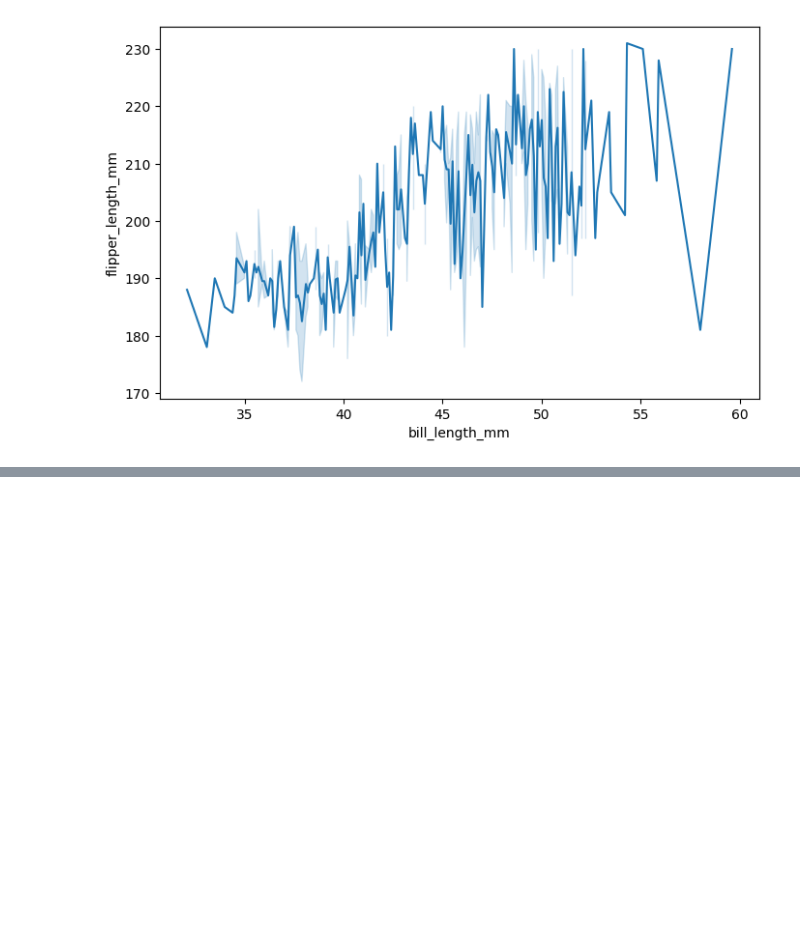
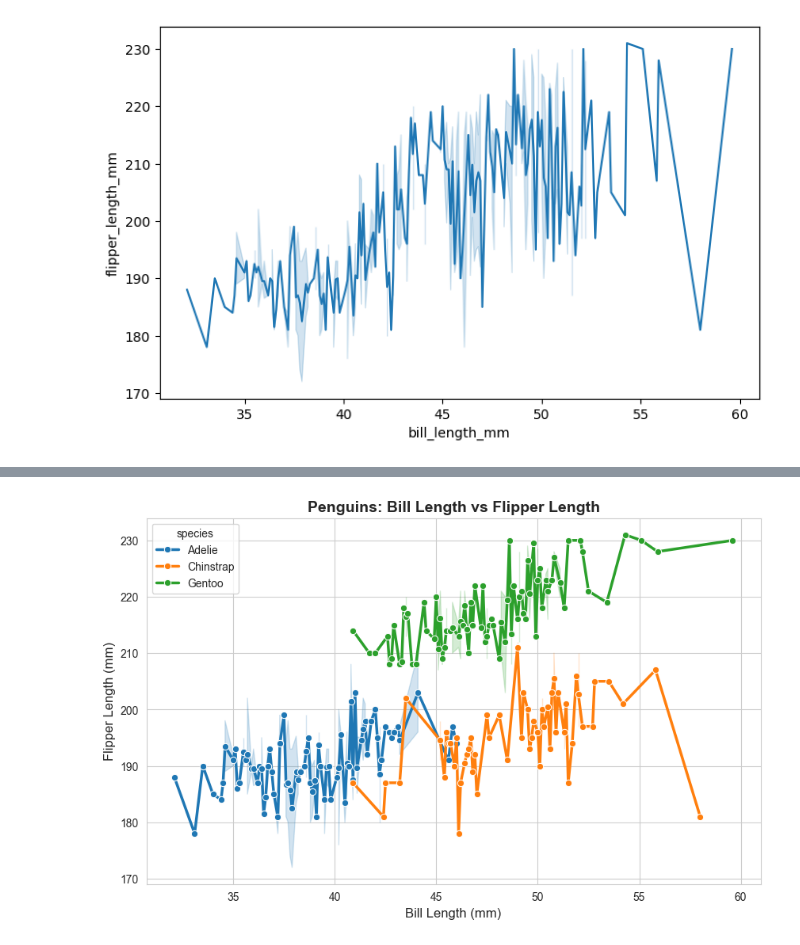
Before and after one commit to KaoswerAhamedsojeeb/Seaborn-Program, a Jupyter notebook: Line_plot.ipynb, the cells around one changed output, grey strips where cells are left out. Saved outputs shown, nothing was run; the diff lists cells and outputs as text; code cells hidden in the pictures; blank space fills up the shorter version.

```diff
--- a/Line_plot.ipynb
+++ b/Line_plot.ipynb
@@ -151,8 +156,76 @@ git version 2.48.1.windows.1
 # %%
-%%bash
-git init
-git add .
-git commit -m "first commit"
-git branch -M main
-git remote add origin https://github.com/KaoswerAhamedsojeeb/Seaborn-Program.git
-git push -u origin main
+
+def load_and_clean_data(dataset_name):
+    """
+    Load a dataset from seaborn and clean missing values.
+    :param dataset_name: str, name of the seaborn dataset to load.
+    :return: Cleaned pandas DataFrame.
+    """
+    # Load dataset
+    data = sns.load_dataset(dataset_name)
+
+    # Check for missing values
+    print("Missing values before cleaning:\n", data.isnull().sum())
+
+    # Drop missing values
+    data_cleaned = data.dropna()
+
+    print("\nMissing values after cleaning:\n", data_cleaned.isnull().sum())
+
+    return data_cleaned
+
+def plot_line_chart(data, x_col, y_col, hue_col=None, title="Line Plot", xlabel=None, ylabel=None):
+    """
+    Create a Seaborn line plot with professional styling.
+    :param data: DataFrame, cleaned dataset.
+    :param x_col: str, column for x-axis.
+    :param y_col: str, column for y-axis.
+    :param hue_col: str, column for color differentiation (optional).
+    :param title: str, title of the plot.
+    :param xlabel: str, x-axis label.
+    :param ylabel: str, y-axis label.
+    """
+    # Set Seaborn style
+    sns.set_style("whitegrid")
+
+    # Create figure
+    plt.figure(figsize=(10, 6))
+
+    # Plot line plot
+    sns.lineplot(
+        x=x_col,
+        y=y_col,
+        data=data,
+        hue=hue_col,
+        marker="o",
+        linewidth=2.5
+    )
+
+    # Set titles and labels
+    plt.title(title, fontsize=14, fontweight='bold')
+    plt.xlabel(xlabel if xlabel else x_col, fontsize=12)
+    plt.ylabel(ylabel if ylabel else y_col, fontsize=12)
+
+    # Display legend if hue is used
+    if hue_col:
+        plt.legend(title=hue_col)
+
+    # Show plot
+    plt.show()
+
+if __name__ == "__main__":
+    # Load dataset and clean it
+    dataset_name = "penguins"  # Change to any seaborn built-in dataset
+    penguins_data = load_and_clean_data(dataset_name)
+
+    # Plot the line chart
+    plot_line_chart(
+        data=penguins_data,
+        x_col="bill_length_mm",
+        y_col="flipper_length_mm",
+        hue_col="species",
+        title="Penguins: Bill Length vs Flipper Length",
+        xlabel="Bill Length (mm)",
+        ylabel="Flipper Length (mm)"
+    )
+# %% [output]
@@ -158,0 +251 @@ git push -u origin main
+[figure, added]
```
Also changed, not shown: parts of 3 cells of this notebook, 1 other file.
